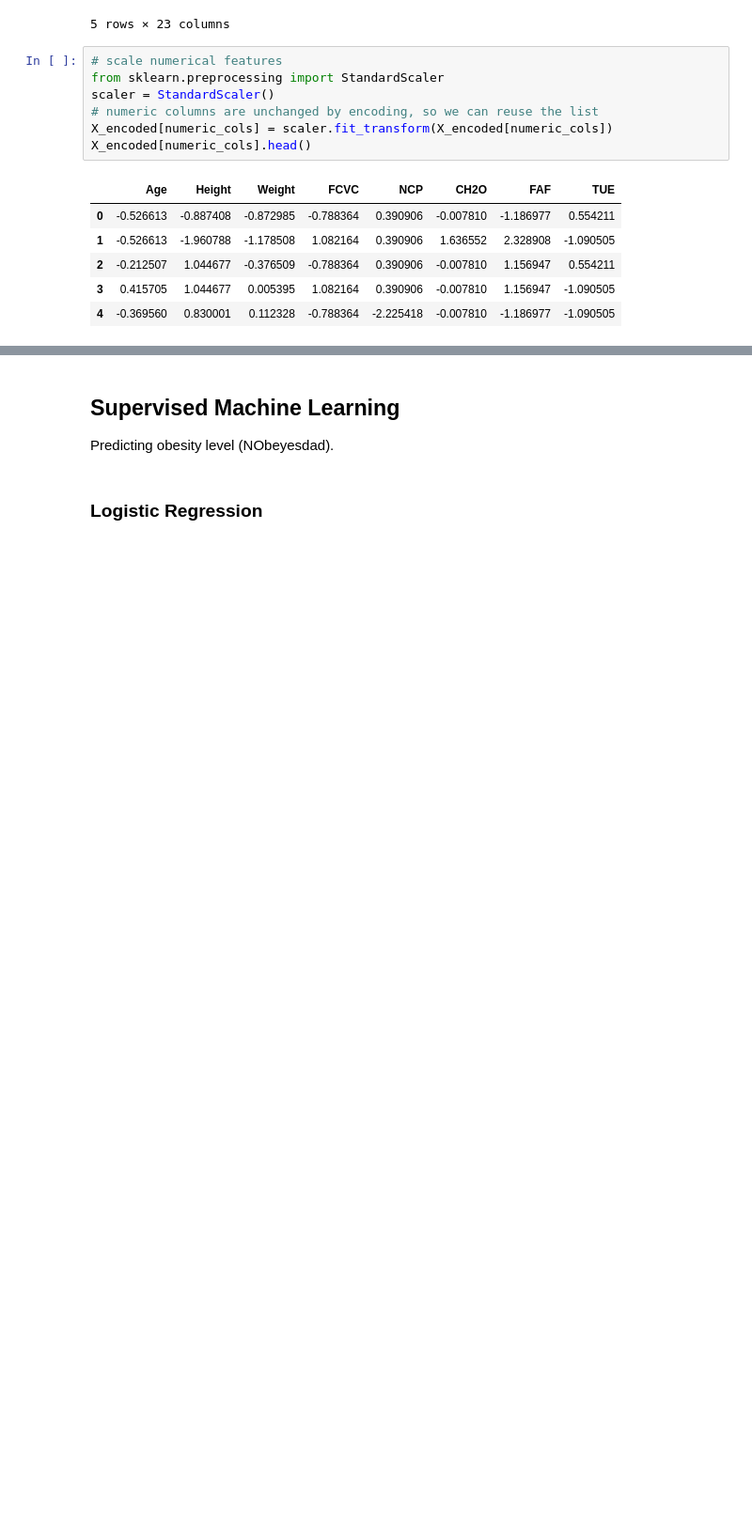
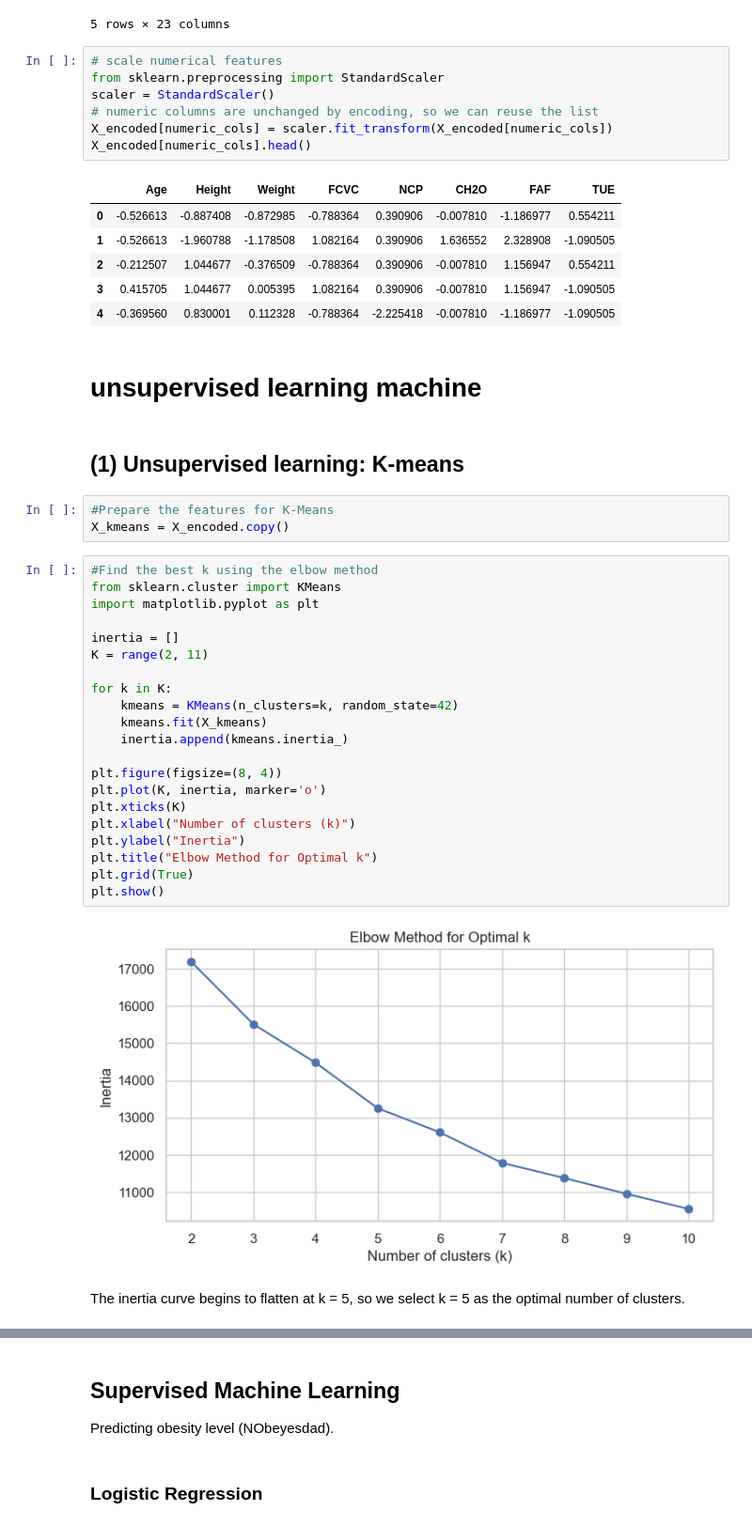
Before and after one commit to hassaanabbasi98/ProjectAAI-501-ObseityLevel-, a Jupyter notebook: full_analysis.ipynb, the cells around one changed output, grey strips where cells are left out. Shown at 94% size. Drawn from its saved outputs; the diff is of its cells as text; blank space fills up the shorter version.

Commit message:
Added my part: unsupervised learning section

```diff
--- a/full_analysis.ipynb
+++ b/full_analysis.ipynb
@@ -261,3 +267,35 @@ X_encoded[numeric_cols].head()
 | 2 | -0.212507 | 1.044677 | -0.376509 | -0.788364 | 0.390906 | -0.007810 | 1.156947 | 0.554211 |
 | 3 | 0.415705 | 1.044677 | 0.005395 | 1.082164 | 0.390906 | -0.007810 | 1.156947 | -1.090505 |
 | 4 | -0.369560 | 0.830001 | 0.112328 | -0.788364 | -2.225418 | -0.007810 | -1.186977 | -1.090505 |
+# %% [markdown]
+# unsupervised learning machine
+# %% [markdown]
+## (1) Unsupervised learning: K-means
+# %%
+#Prepare the features for K-Means
+X_kmeans = X_encoded.copy()
+# %%
+#Find the best k using the elbow method
+from sklearn.cluster import KMeans
+import matplotlib.pyplot as plt
+
+inertia = []
+K = range(2, 11)
+
+for k in K:
+    kmeans = KMeans(n_clusters=k, random_state=42)
+    kmeans.fit(X_kmeans)
+    inertia.append(kmeans.inertia_)
+
+plt.figure(figsize=(8, 4))
+plt.plot(K, inertia, marker='o')
+plt.xticks(K)
+plt.xlabel("Number of clusters (k)")
+plt.ylabel("Inertia")
+plt.title("Elbow Method for Optimal k")
+plt.grid(True)
+plt.show()
+# %% [output]
+[figure, added]
+# %% [markdown]
+The inertia curve begins to flatten at k = 5, so we select k = 5 as the optimal number of clusters.
```
Also changed, not shown: parts of 33 cells of this notebook.
